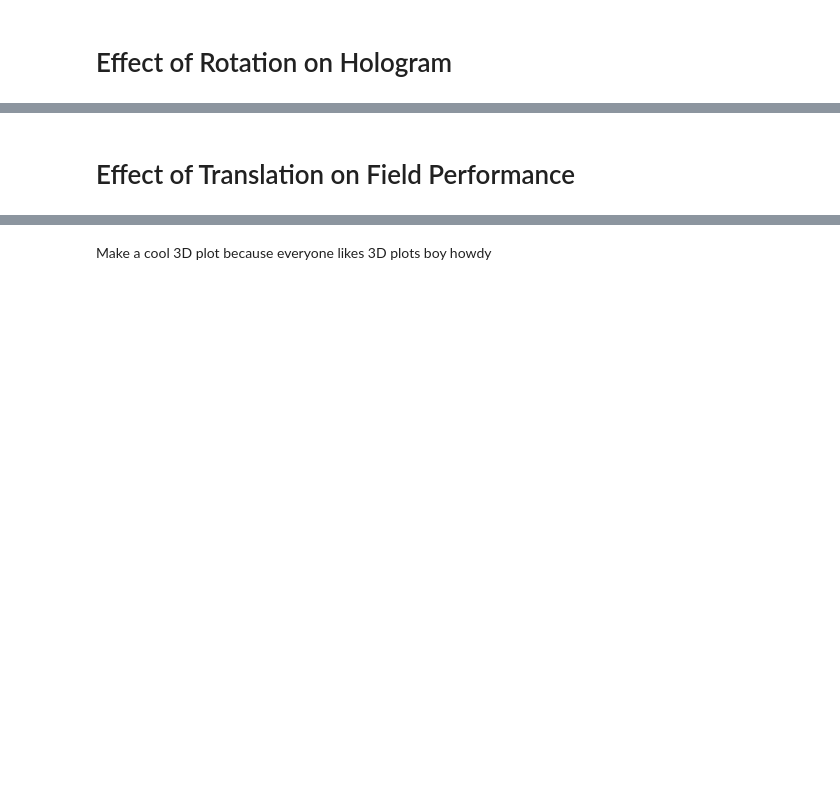
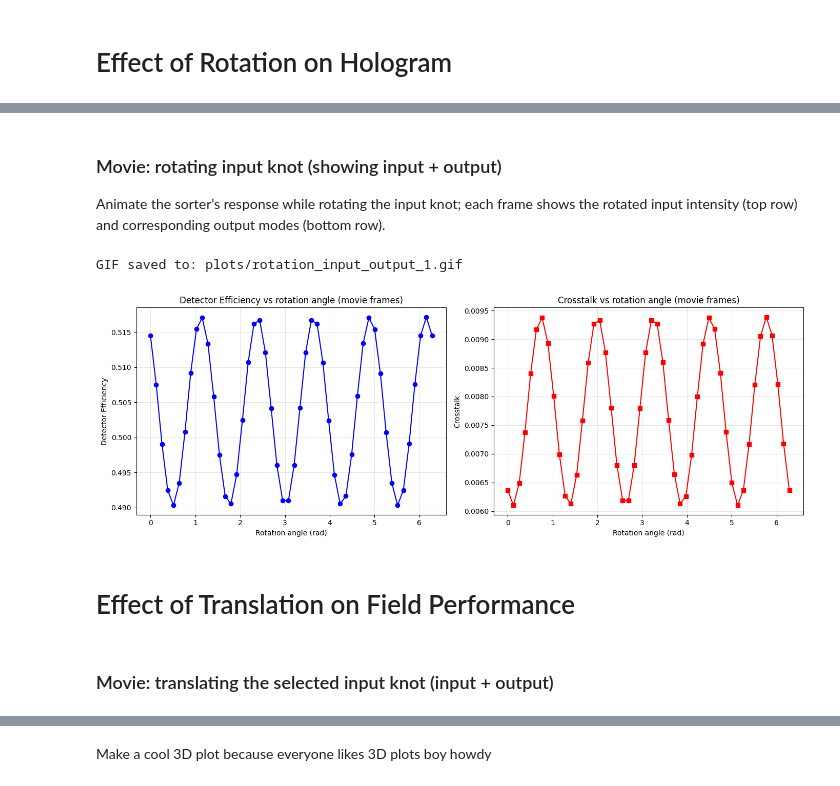
Before and after one commit to TareqJ1000/KnotSorter, a Jupyter notebook: PhaseAnalyzer.ipynb, the cells around one changed output, grey strips where cells are left out. Saved outputs shown, nothing was run; the diff lists cells and outputs as text; code cells hidden in the pictures; blank space fills up the shorter version.

```diff
--- a/PhaseAnalyzer.ipynb
+++ b/PhaseAnalyzer.ipynb
@@ -31,7 +31,7 @@ cm = 1e-2
 # %% [markdown]
 Initialize coordinate space and system parameters that we will use to define our field.
 # %%
-index = 0
+index = 4
 
 stream = open(f"configs/ga{index}.yaml", 'r')
 cnfg = yaml.load(stream, Loader=Loader)
@@ -850,0 +823,3 @@ plt.show()
+# %% [markdown]
+### Movie: rotating input knot (showing input + output)
+Animate the sorter’s response while rotating the input knot; each frame shows the rotated input intensity (top row) and corresponding output modes (bottom row).
@@ -851,2 +958,34 @@ plt.show()
+# %%
+mode = 1
+
+# Generate GIF while sweeping rotation angles (input + output shown)
+rotation_angles_for_gif = np.linspace(0, 2 * np.pi, 50)
+effs_rot_movie, cross_rot_movie = generate_rotation_gif(
+    rotation_angles_for_gif,
+    gif_path=f"plots/rotation_input_output_{mode}.gif",
+    duration=200,
+    dpi=120,
+    selected_mode=mode,
+)
+
+# Quick visualization of the metrics captured alongside the movie
+fig, (ax1, ax2) = plt.subplots(1, 2, figsize=(14, 5))
+ax1.plot(rotation_angles_for_gif, effs_rot_movie, marker="o", color="blue")
+ax1.set_title("Detector Efficiency vs rotation angle (movie frames)")
+ax1.set_xlabel("Rotation angle (rad)")
+ax1.set_ylabel("Detector Efficiency")
+ax1.grid(True, alpha=0.3)
+
+ax2.plot(rotation_angles_for_gif, cross_rot_movie, marker="s", color="red")
+ax2.set_title("Crosstalk vs rotation angle (movie frames)")
+ax2.set_xlabel("Rotation angle (rad)")
+ax2.set_ylabel("Crosstalk")
+ax2.grid(True, alpha=0.3)
+
+plt.tight_layout()
+plt.show()
+# %% [output]
+GIF saved to: plots/rotation_input_output_1.gif
+[figure, added]
 # %% [markdown]
 # Effect of Translation on Field Performance
@@ -881,3 +1053,5 @@ for x_trans in x_translate:
 
     effs.append(eff_row)
     crosses.append(cross_row)
+# %% [markdown]
+### Movie: translating the selected input knot (input + output)
```
Also changed, not shown: parts of 54 cells of this notebook, 18 other files.
